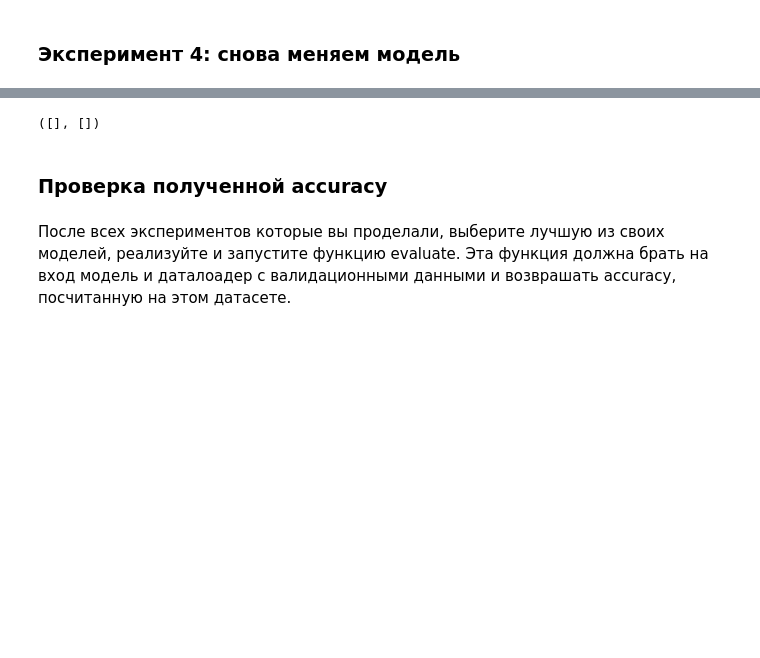
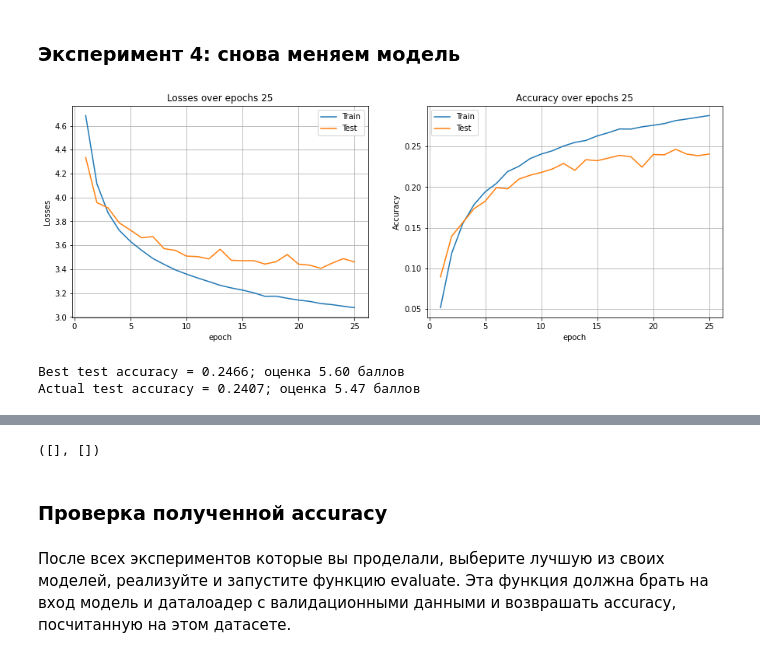
Before and after one commit to kirtis26/ML, a Jupyter notebook: №2. CNN.ipynb, the cells around one changed output, grey strips where cells are left out. Drawn from its saved outputs; the diff is of its cells as text; code cells hidden in the pictures; blank space fills up the shorter version.

```diff
--- a/№2. CNN.ipynb
+++ b/№2. CNN.ipynb
@@ -329,13 +327,13 @@ class ConvNetVer3(ConvNet):
     def __init__(self, in_channels=3):
         super().__init__()
         self.features = nn.Sequential(
-            nn.Conv2d(in_channels, 3, kernel_size=5, padding=1),
+            nn.Conv2d(in_channels, 3, kernel_size=3, padding=1),
             nn.MaxPool2d(2),
-            nn.Conv2d(3, 16, kernel_size=5, padding=1),
+            nn.Conv2d(3, 16, kernel_size=3, padding=1),
             nn.MaxPool2d(2),
-            nn.Conv2d(16, 32, kernel_size=5, padding=1),
+            nn.Conv2d(16, 32, kernel_size=3, padding=1),
             nn.MaxPool2d(2),
-            nn.Conv2d(32, 64, kernel_size=5, padding=1),
+            nn.Conv2d(32, 64, kernel_size=3, padding=1),
             nn.MaxPool2d(2),
             nn.Conv2d(64, 128, kernel_size=3, padding=1),
             nn.MaxPool2d(2),
@@ -343,12 +341,16 @@ class ConvNetVer3(ConvNet):
         )
 
         self.head = nn.Sequential(
-            nn.Linear(256, 256),
+            nn.Linear(256, 300),
             nn.ReLU(),
-            nn.Linear(256, 200),
+            nn.Linear(300, 200),
         )
 # %%
 model = ConvNetVer3().to(device)
-optimizer = torch.optim.Adam(model.parameters(), lr=3e-5)
+optimizer = torch.optim.Adam(model.parameters(), lr=1e-3)
 Trainer = Coach(model, optimizer, criterion, device, num_epochs=num_epochs)
 Trainer.run(train_loader, val_loader)
+# %% [output]
+[figure, added]
+Best test accuracy = 0.2466; оценка 5.60 баллов
+Actual test accuracy = 0.2407; оценка 5.47 баллов
```
Also changed, not shown: parts of 6 cells of this notebook.
